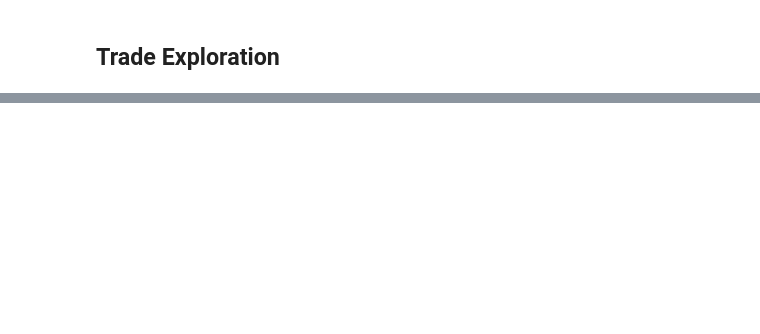
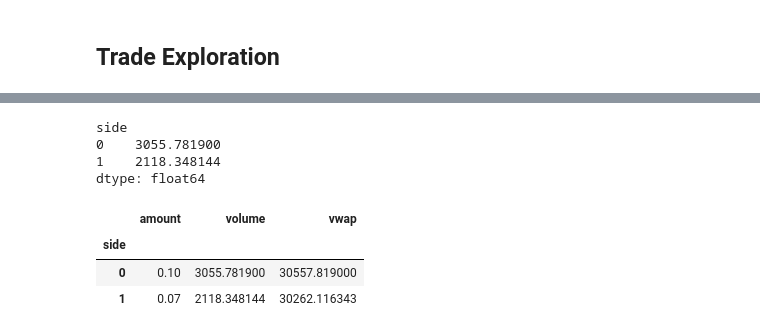
Before and after one commit to jaNGOB/pySimX, a Jupyter notebook: pySimX/examples/Cross Exchange Example.ipynb, the cells around one changed output, grey strips where cells are left out. Saved outputs shown, nothing was run; the diff lists cells and outputs as text; code cells hidden in the pictures; blank space fills up the shorter version.

```diff
--- a/pySimX/examples/Cross Exchange Example.ipynb
+++ b/pySimX/examples/Cross Exchange Example.ipynb
@@ -386,0 +240,20 @@ ax.grid()
+# %%
+trades = pd.concat([o_trades, h_trades])
+trades['volume'] = trades.price * trades.amount
+trades = trades.groupby('side')[['amount', 'volume']].sum()
+# %%
+trades['vwap'] = trades.volume / trades.amount
+# %%
+trades.vwap * trades.amount
+# %% [output]
+side
+0    3055.781900
+1    2118.348144
+dtype: float64
+# %%
+trades
+# %% [output]
+|  | amount | volume | vwap |
+| side |  |  |  |
+| 0 | 0.10 | 3055.781900 | 30557.819000 |
+| 1 | 0.07 | 2118.348144 | 30262.116343 |
```
Also changed, not shown: parts of 16 cells of this notebook, 1 other file.
